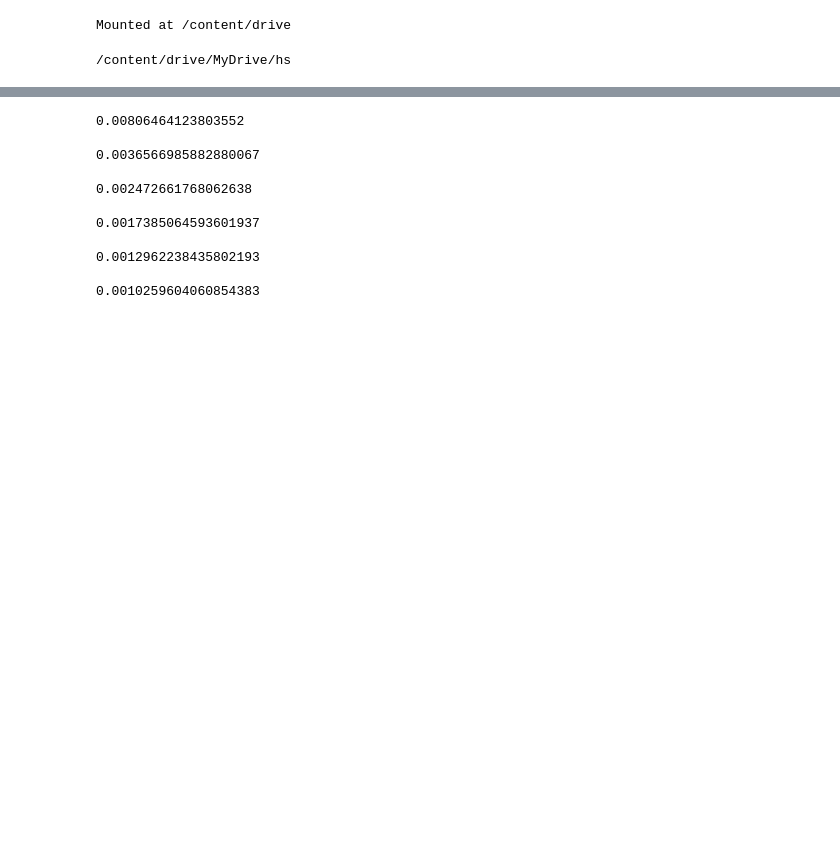
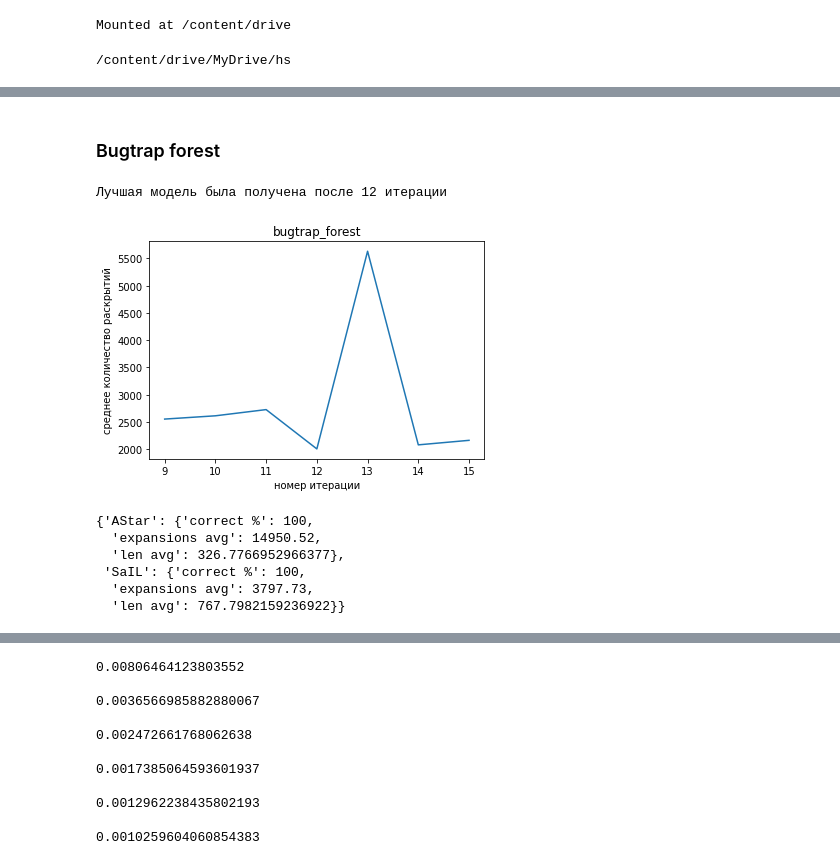
Before and after one commit to Reedgern/HS_Project, a Jupyter notebook: Train.ipynb, the cells around one changed output, grey strips where cells are left out. Drawn from its saved outputs; the diff is of its cells as text; code cells hidden in the pictures; blank space fills up the shorter version.

```diff
--- a/Train.ipynb
+++ b/Train.ipynb
@@ -619,0 +749,19 @@ class Trainer:
+# %% [markdown]
+### Bugtrap forest
+# %%
+best_on_val = sail.validation(map_type='bugtrap_forest', k_start=8, t_max=20000)
+print(f'Лучшая модель была получена после {best_on_val} итерации')
+# %% [output]
+Лучшая модель была получена после 12 итерации
+[figure, added]
+# %%
+sail.test(map_type='bugtrap_forest',
+          model_path='/content/drive/MyDrive/hs/models/bugtrap_forest' + str(12) + '.pt',
+          t_max=20000)
+# %% [output]
+{'AStar': {'correct %': 100,
+  'expansions avg': 14950.52,
+  'len avg': 326.7766952966377},
+ 'SaIL': {'correct %': 100,
+  'expansions avg': 3797.73,
+  'len avg': 767.7982159236922}}
```
Also changed, not shown: parts of 39 cells of this notebook, 5 other files.
